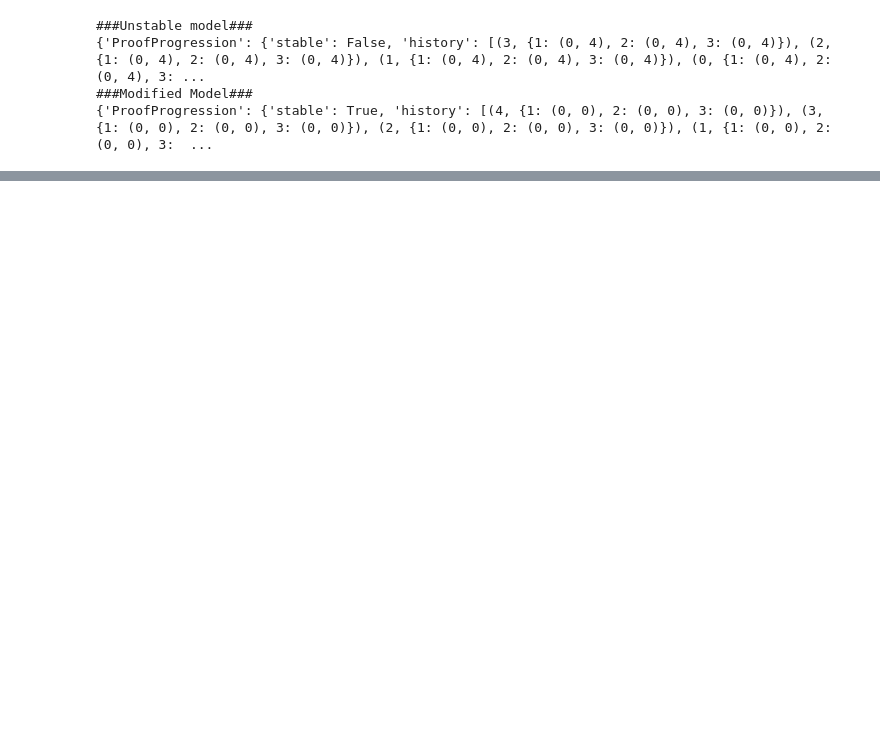
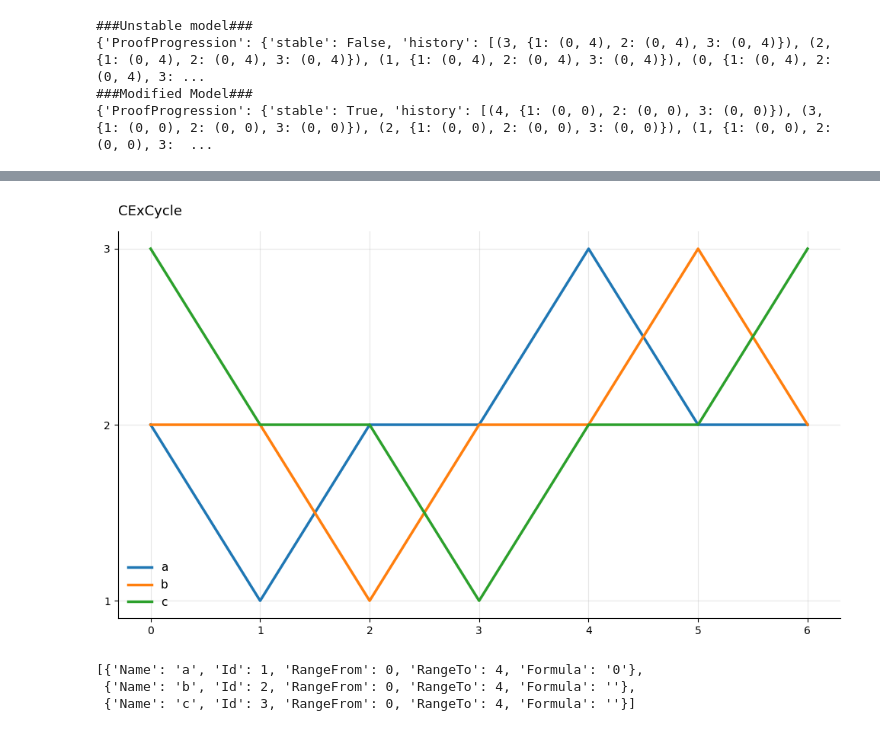
Before and after one commit to hallba/pybma, a Jupyter notebook: examples/ExampleNotebook.ipynb, the cells around one changed output, grey strips where cells are left out. Saved outputs shown, nothing was run; the diff lists cells and outputs as text; code cells hidden in the pictures; blank space fills up the shorter version.

```diff
--- a/examples/ExampleNotebook.ipynb
+++ b/examples/ExampleNotebook.ipynb
@@ -91,0 +139,14 @@ proofProgressionPlot(pko)
+# %%
+cexTrace = pybma.bmaTrace_to_dict(p['CounterExample']['Example'])
+# %%
+nameMap = pybma.model_to_variableIDdict(m)
+# %%
+simulation_graph(cexTrace,p['CounterExample']['Result'],nameMap)
+# %% [output]
+[figure, added]
+# %%
+m['Model']['Variables']
+# %% [output]
+[{'Name': 'a', 'Id': 1, 'RangeFrom': 0, 'RangeTo': 4, 'Formula': '0'},
+ {'Name': 'b', 'Id': 2, 'RangeFrom': 0, 'RangeTo': 4, 'Formula': ''},
+ {'Name': 'c', 'Id': 3, 'RangeFrom': 0, 'RangeTo': 4, 'Formula': ''}]
```
Also changed, not shown: parts of 5 cells of this notebook, 2 other files.
